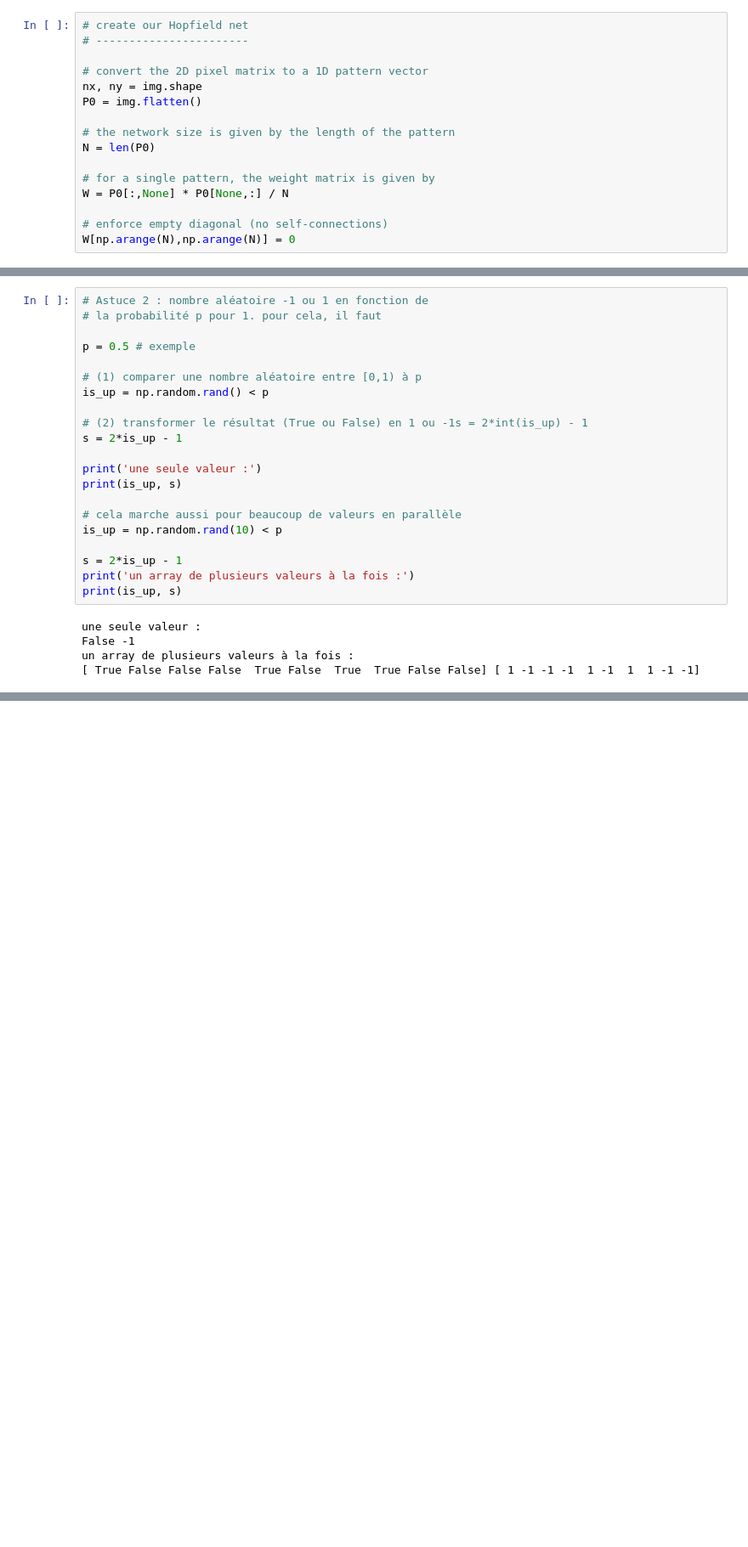
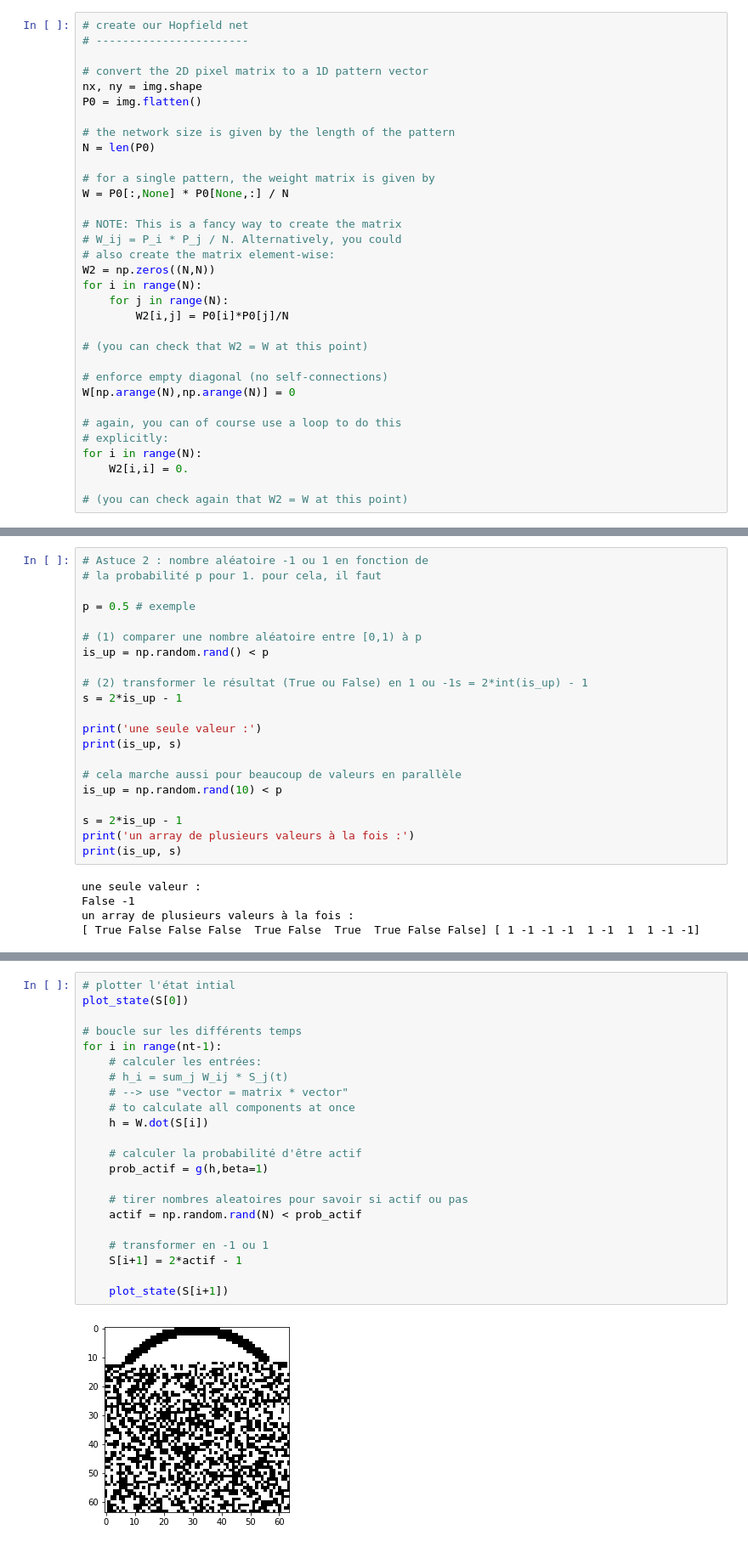
Before and after one commit to j-ranft/IntroNeuroComp2020, a Jupyter notebook: TD5_Modele_de_Hopfield.ipynb, the cells around one changed output, grey strips where cells are left out. Shown: that part at 85% size. Cells and saved outputs as stored; diff of their text form; blank space fills up the shorter version.

```diff
--- a/TD5_Modele_de_Hopfield.ipynb
+++ b/TD5_Modele_de_Hopfield.ipynb
@@ -100,8 +120,25 @@ N = len(P0)
 # for a single pattern, the weight matrix is given by
 W = P0[:,None] * P0[None,:] / N
 
+# NOTE: This is a fancy way to create the matrix
+# W_ij = P_i * P_j / N. Alternatively, you could
+# also create the matrix element-wise:
+W2 = np.zeros((N,N))
+for i in range(N):
+    for j in range(N):
+        W2[i,j] = P0[i]*P0[j]/N
+
+# (you can check that W2 = W at this point)
+
 # enforce empty diagonal (no self-connections)
 W[np.arange(N),np.arange(N)] = 0
+
+# again, you can of course use a loop to do this
+# explicitly:
+for i in range(N):
+    W2[i,i] = 0.
+
+# (you can check again that W2 = W at this point)
 # %%
 # define some useful functions you can use below
 # ----------------------------------------------
@@ -229,0 +245,24 @@ Du point de vue d'un motif donné, l'effet des autres $K-1$ motifs sur les conne
+# %%
+# plotter l'état intial
+plot_state(S[0])
+
+# boucle sur les différents temps
+for i in range(nt-1):
+    # calculer les entrées:
+    # h_i = sum_j W_ij * S_j(t)
+    # --> use "vector = matrix * vector"
+    # to calculate all components at once
+    h = W.dot(S[i])
+
+    # calculer la probabilité d'être actif
+    prob_actif = g(h,beta=1)
+
+    # tirer nombres aleatoires pour savoir si actif ou pas
+    actif = np.random.rand(N) < prob_actif
+
+    # transformer en -1 ou 1
+    S[i+1] = 2*actif - 1
+
+    plot_state(S[i+1])
+# %% [output]
+[figure, added]
```
Also changed, not shown: parts of 13 cells of this notebook, 1 other file.
